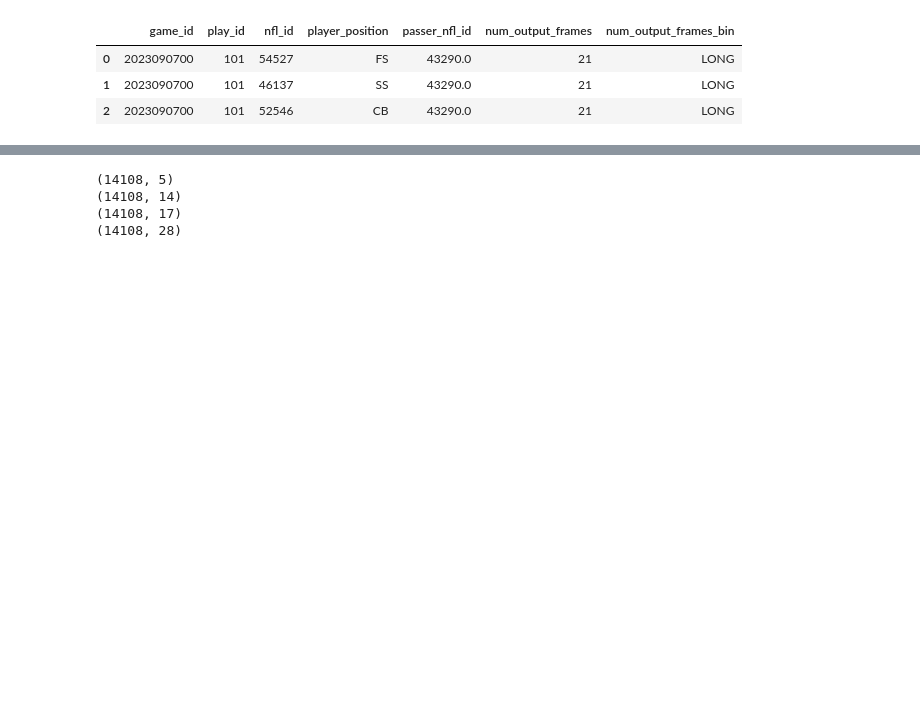
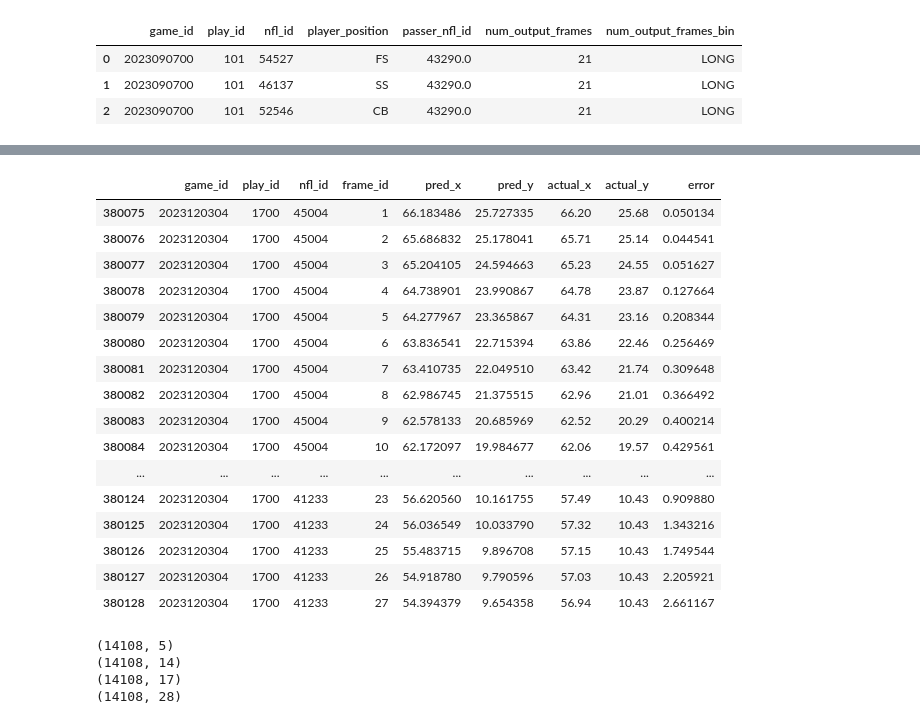
Before and after one commit to kevniu95/bdb-26, a Jupyter notebook: analytics_pred_catch_analysis.ipynb, the cells around one changed output, grey strips where cells are left out. Cells and saved outputs as stored; diff of their text form; code cells hidden in the pictures; blank space fills up the shorter version.

```diff
--- a/analytics_pred_catch_analysis.ipynb
+++ b/analytics_pred_catch_analysis.ipynb
@@ -533 +512,27 @@ player_impacts.sort_values('delta', ascending = False).head(3)
+# %%
+local_submission = pd.read_csv('local_submission.csv')
+local_submission[(local_submission['game_id'] == 2023120304) &
+                    (local_submission['play_id'] == 1700)&
+                    (local_submission['nfl_id'].isin([41233, 45004]))]
+# train_input[(train_input['game_id'] == 2023120304)&
+#                     (train_input['play_id'] == 1700)&
+#                     (train_input['nfl_id'].isin([41233, 45004]))]
+# %% [output]
+|  | game_id | play_id | nfl_id | frame_id | pred_x | pred_y | actual_x | actual_y | error |
+| 380075 | 2023120304 | 1700 | 45004 | 1 | 66.183486 | 25.727335 | 66.20 | 25.68 | 0.050134 |
+| 380076 | 2023120304 | 1700 | 45004 | 2 | 65.686832 | 25.178041 | 65.71 | 25.14 | 0.044541 |
+| 380077 | 2023120304 | 1700 | 45004 | 3 | 65.204105 | 24.594663 | 65.23 | 24.55 | 0.051627 |
+| 380078 | 2023120304 | 1700 | 45004 | 4 | 64.738901 | 23.990867 | 64.78 | 23.87 | 0.127664 |
+| 380079 | 2023120304 | 1700 | 45004 | 5 | 64.277967 | 23.365867 | 64.31 | 23.16 | 0.208344 |
+| 380080 | 2023120304 | 1700 | 45004 | 6 | 63.836541 | 22.715394 | 63.86 | 22.46 | 0.256469 |
+| 380081 | 2023120304 | 1700 | 45004 | 7 | 63.410735 | 22.049510 | 63.42 | 21.74 | 0.309648 |
+| 380082 | 2023120304 | 1700 | 45004 | 8 | 62.986745 | 21.375515 | 62.96 | 21.01 | 0.366492 |
+| 380083 | 2023120304 | 1700 | 45004 | 9 | 62.578133 | 20.685969 | 62.52 | 20.29 | 0.400214 |
+| 380084 | 2023120304 | 1700 | 45004 | 10 | 62.172097 | 19.984677 | 62.06 | 19.57 | 0.429561 |
+| ... | ... | ... | ... | ... | ... | ... | ... | ... | ... |
+| 380124 | 2023120304 | 1700 | 41233 | 23 | 56.620560 | 10.161755 | 57.49 | 10.43 | 0.909880 |
+| 380125 | 2023120304 | 1700 | 41233 | 24 | 56.036549 | 10.033790 | 57.32 | 10.43 | 1.343216 |
+| 380126 | 2023120304 | 1700 | 41233 | 25 | 55.483715 | 9.896708 | 57.15 | 10.43 | 1.749544 |
+| 380127 | 2023120304 | 1700 | 41233 | 26 | 54.918780 | 9.790596 | 57.03 | 10.43 | 2.205921 |
+| 380128 | 2023120304 | 1700 | 41233 | 27 | 54.394379 | 9.654358 | 56.94 | 10.43 | 2.661167 |
 # %%
```
Also changed, not shown: parts of 19 cells of this notebook, 1 other file.
